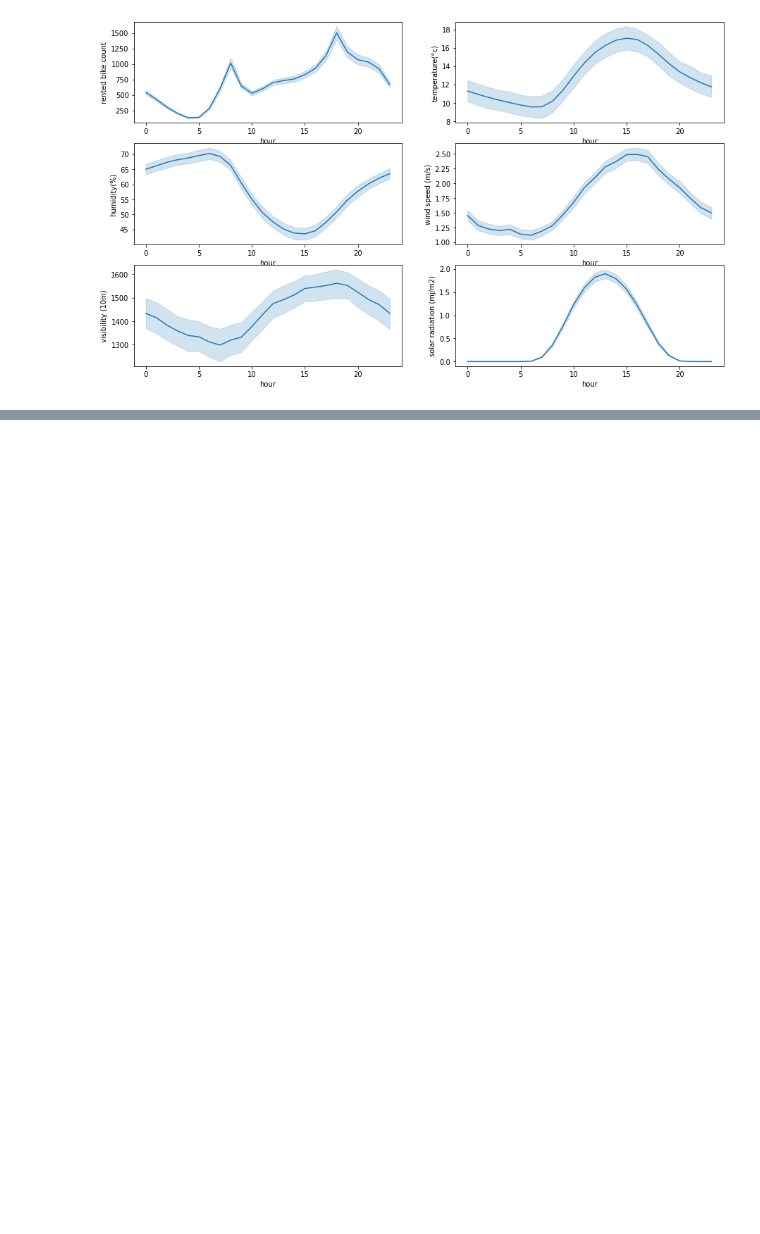
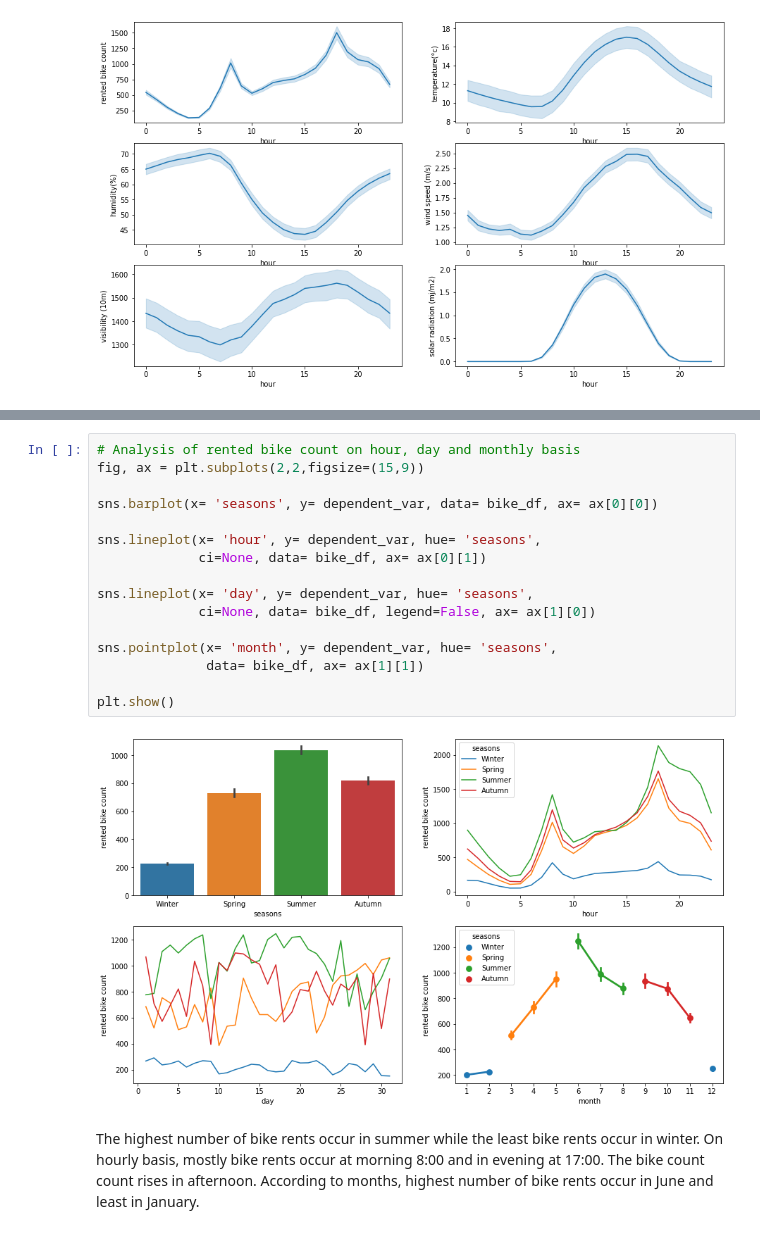
Before and after one commit to harishgawade1999/Bike_Sharing_Demand_Prediction_Capstone_Project, a Jupyter notebook: New_Harish_Bike_Sharing_Demand_Prediction_Capstone_Project.ipynb, the cells around one changed output, grey strips where cells are left out. Cells and saved outputs as stored; diff of their text form; blank space fills up the shorter version.

```diff
--- a/New_Harish_Bike_Sharing_Demand_Prediction_Capstone_Project.ipynb
+++ b/New_Harish_Bike_Sharing_Demand_Prediction_Capstone_Project.ipynb
@@ -294,0 +371,20 @@ plt.show()
+# %%
+# Analysis of rented bike count on hour, day and monthly basis
+fig, ax = plt.subplots(2,2,figsize=(15,9))
+
+sns.barplot(x= 'seasons', y= dependent_var, data= bike_df, ax= ax[0][0])
+
+sns.lineplot(x= 'hour', y= dependent_var, hue= 'seasons',
+             ci=None, data= bike_df, ax= ax[0][1])
+
+sns.lineplot(x= 'day', y= dependent_var, hue= 'seasons',
+             ci=None, data= bike_df, legend=False, ax= ax[1][0])
+
+sns.pointplot(x= 'month', y= dependent_var, hue= 'seasons',
+              data= bike_df, ax= ax[1][1])
+
+plt.show()
+# %% [output]
+[figure, added]
+# %% [markdown]
+The highest number of bike rents occur in summer while the least bike rents occur in winter. On hourly basis, mostly bike rents occur at morning 8:00 and in evening at 17:00. The bike count count rises in afternoon. According to months, highest number of bike rents occur in June and least in January.
```
Also changed, not shown: parts of 7 cells of this notebook.
